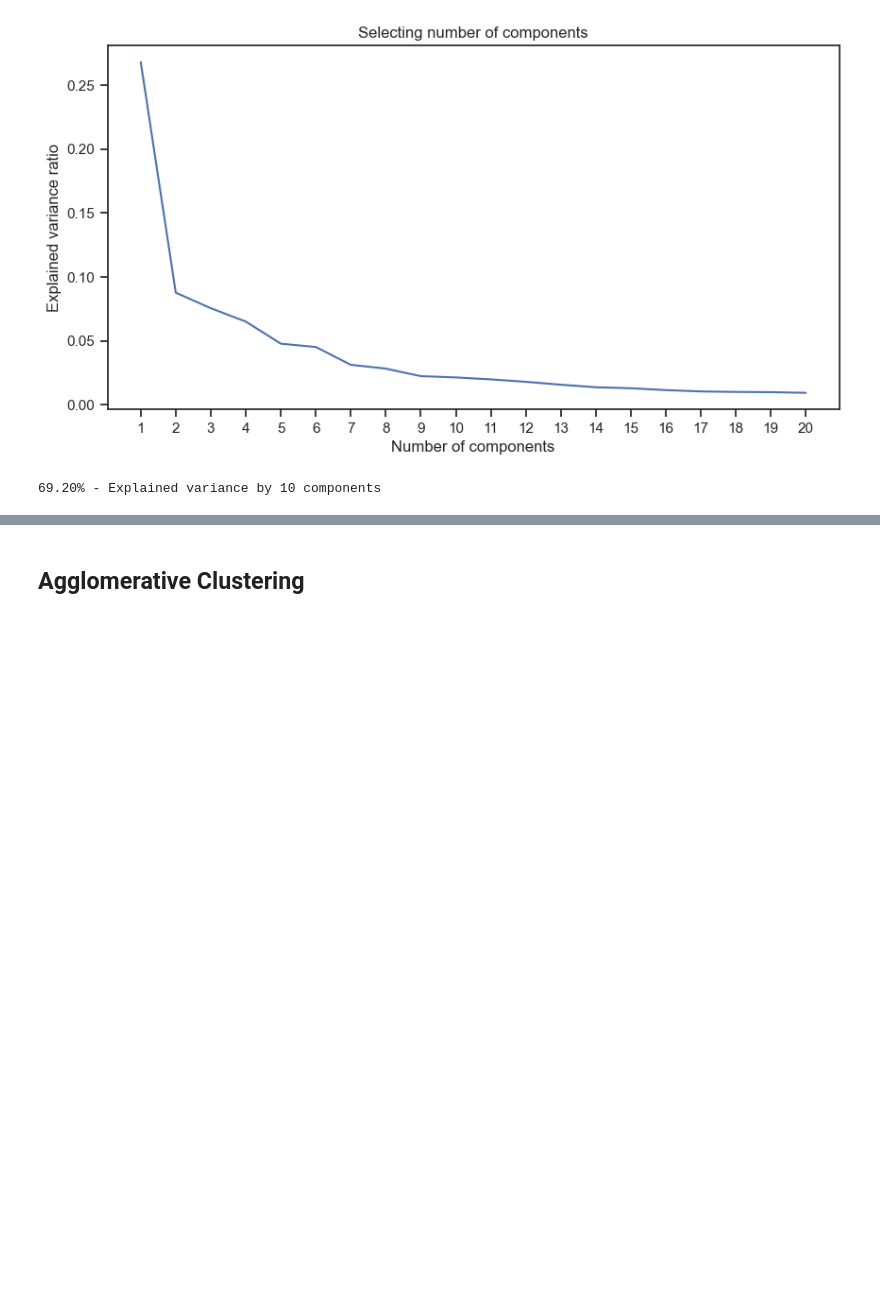
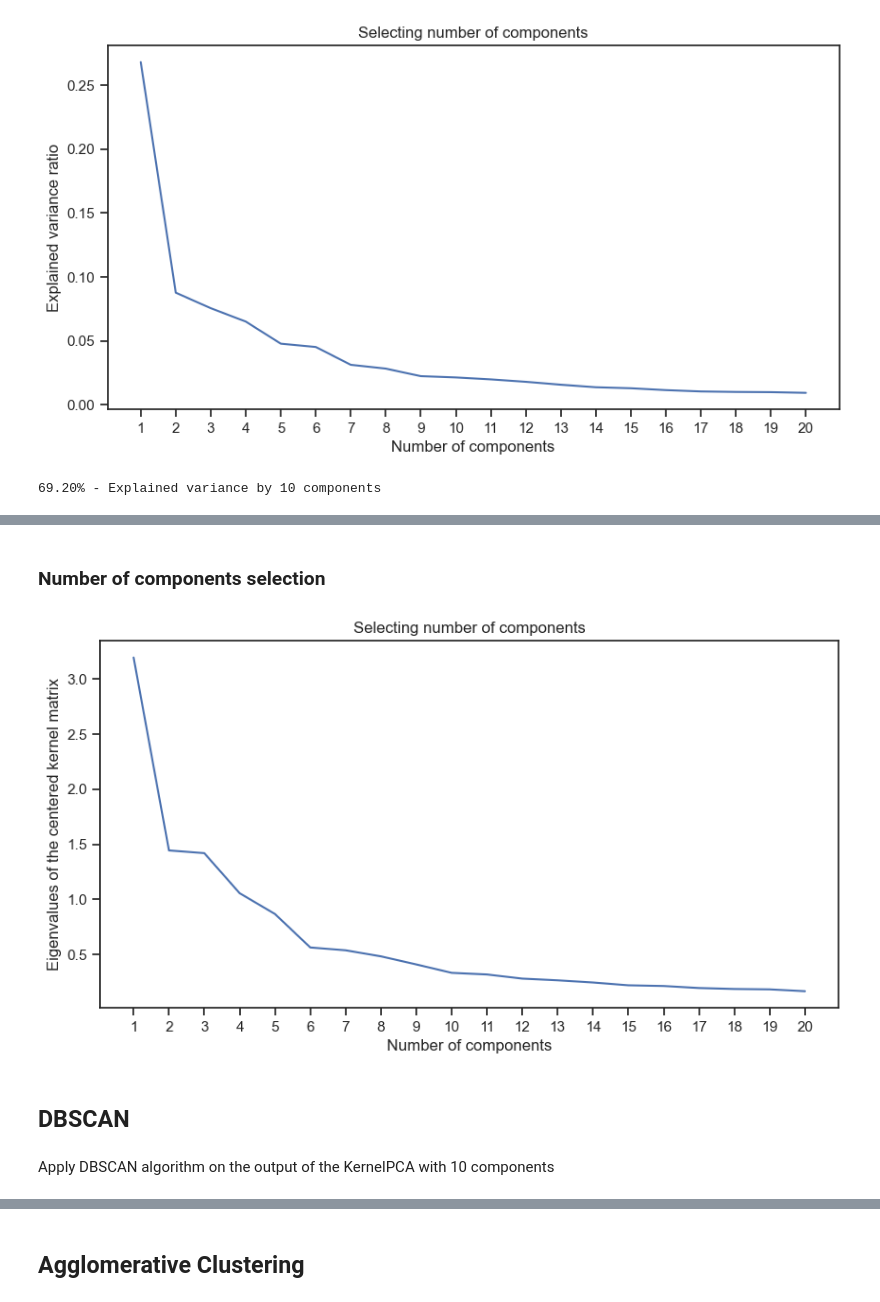
Before and after one commit to dr-leto/unimi, a Jupyter notebook: advanced_multivariate_statistics/pokemons.ipynb, the cells around one changed output, grey strips where cells are left out. Cells and saved outputs as stored; diff of their text form; code cells hidden in the pictures; blank space fills up the shorter version.

```diff
--- a/advanced_multivariate_statistics/pokemons.ipynb
+++ b/advanced_multivariate_statistics/pokemons.ipynb
@@ -248,0 +266,18 @@ print(f"%.2f%% - Explained variance by {best_n} components" % (pca.explained_var
+# %% [markdown]
+### Number of components selection
+# %%
+n_comps = 20
+list_comps = list(range(1, n_comps + 1))
+pca = KernelPCA(n_components=20, kernel="sigmoid")
+pca.fit(X_train_test.toarray())
+
+fig, ax = plt.subplots(figsize=(10, 5))
+ax.xaxis.set_ticks(list_comps)
+ax.xaxis.set_ticklabels(list_comps)
+sns.lineplot(x=list_comps, y=pca.eigenvalues_, ax=ax)
+
+plt.xlabel('Number of components')
+plt.ylabel('Eigenvalues of the centered kernel matrix')
+plt.title('Selecting number of components');
+# %% [output]
+[figure, added]
@@ -248,0 +289,4 @@ print(f"%.2f%% - Explained variance by {best_n} components" % (pca.explained_var
+# %% [markdown]
+## DBSCAN
+# %% [markdown]
+Apply DBSCAN algorithm on the output of the KernelPCA with 10 components
```
Also changed, not shown: parts of 25 cells of this notebook.
